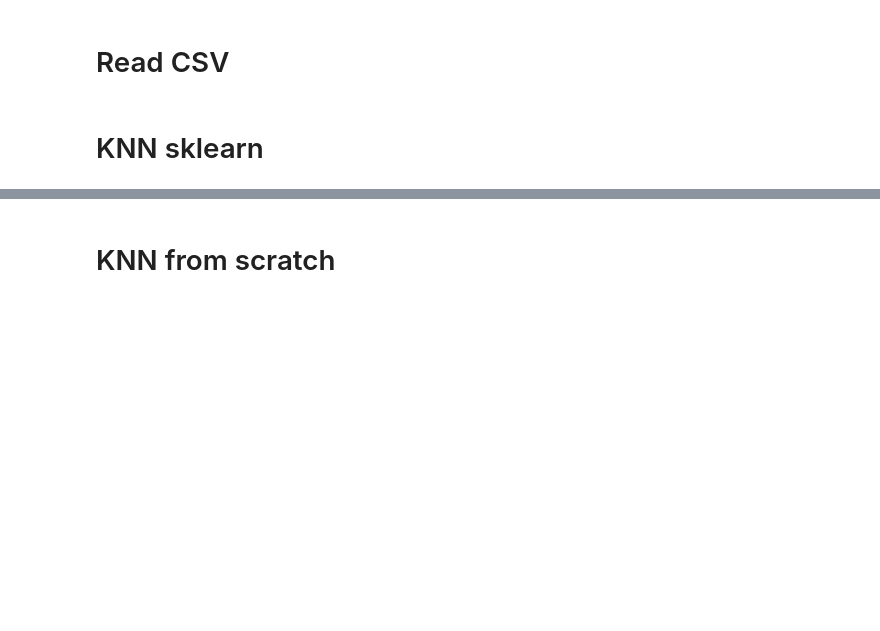
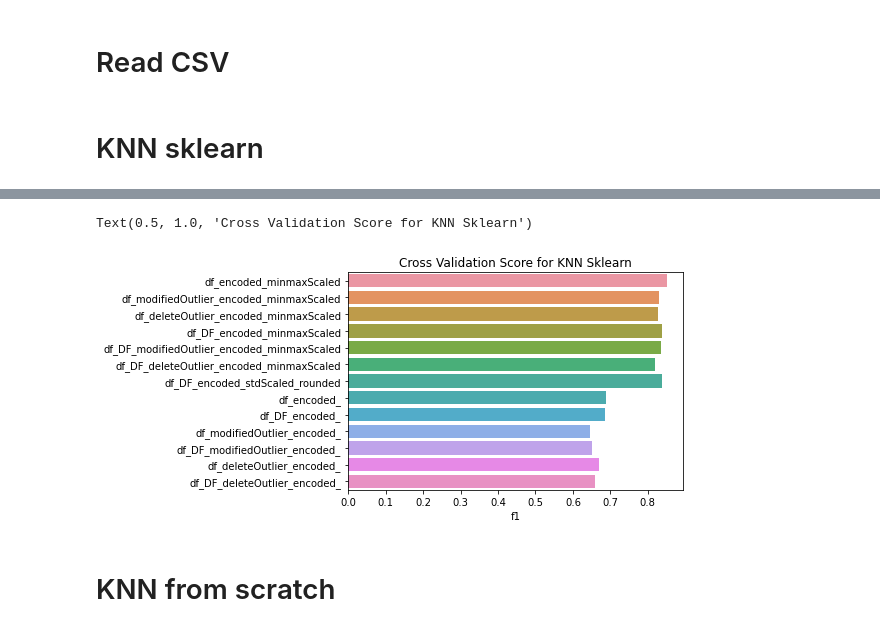
Before and after one commit to tridims/EDA-and-Machine-Learning-model-for-Heart-Disease-UCI-dataset, a Jupyter notebook: KNN.ipynb, the cells around one changed output, grey strips where cells are left out. Saved outputs shown, nothing was run; the diff lists cells and outputs as text; code cells hidden in the pictures; blank space fills up the shorter version.

```diff
--- a/KNN.ipynb
+++ b/KNN.ipynb
@@ -60,6 +60,24 @@ def get_score(data_train, data_test, model, k):
           continue
 
     return performanceData
+# %%
+from sklearn.model_selection import KFold, cross_val_score
+
+# function to cross validate the model using KFold
+def cross_validate(data_train, model, n_neighbors):
+    performanceData = {}
+    for key in data_train:
+      try:
+        X_train = data_train[key].drop(["HeartDisease"], axis=1)
+        y_train = data_train[key]["HeartDisease"]
+
+        kf = KFold(n_splits=10, shuffle=True)
+        scores = cross_val_score(model(n_neighbors=n_neighbors), X_train, y_train, cv=kf, scoring="f1_macro")
+        performanceData[key] = scores.mean()
+      except:
+        continue
+
+    return performanceData
 # %%
 list_f1_score_knnsklearn = get_score(data_train, data_test, KNeighborsClassifier, k=5)
 df_list_f1_score_knnsklearn = pd.DataFrame.from_dict(list_f1_score_knnsklearn, orient='index')
@@ -81,0 +100,7 @@ df_list_f1_score_knnsklearn
+# %%
+cross_val_score_knnsklearn = cross_validate(data_train, KNeighborsClassifier, 5)
+
+df_cross_val_score_knnsklearn = pd.DataFrame.from_dict(cross_val_score_knnsklearn, orient='index')
+df_cross_val_score_knnsklearn.rename(columns={0: "f1"}, inplace=True)
+df_cross_val_score_knnsklearn.sort_values(by=["f1"], ascending=False)
+df_cross_val_score_knnsklearn
@@ -82,3 +122,8 @@ df_list_f1_score_knnsklearn
+# %%
+sns.barplot(x='f1', y=df_cross_val_score_knnsklearn.index, data=df_cross_val_score_knnsklearn).set_title("Cross Validation Score for KNN Sklearn")
+# %% [output]
+Text(0.5, 1.0, 'Cross Validation Score for KNN Sklearn')
+[figure, added]
 # %% [markdown]
 # KNN from scratch
 # %%
```
Also changed, not shown: parts of 4 cells of this notebook, 1 other file.
